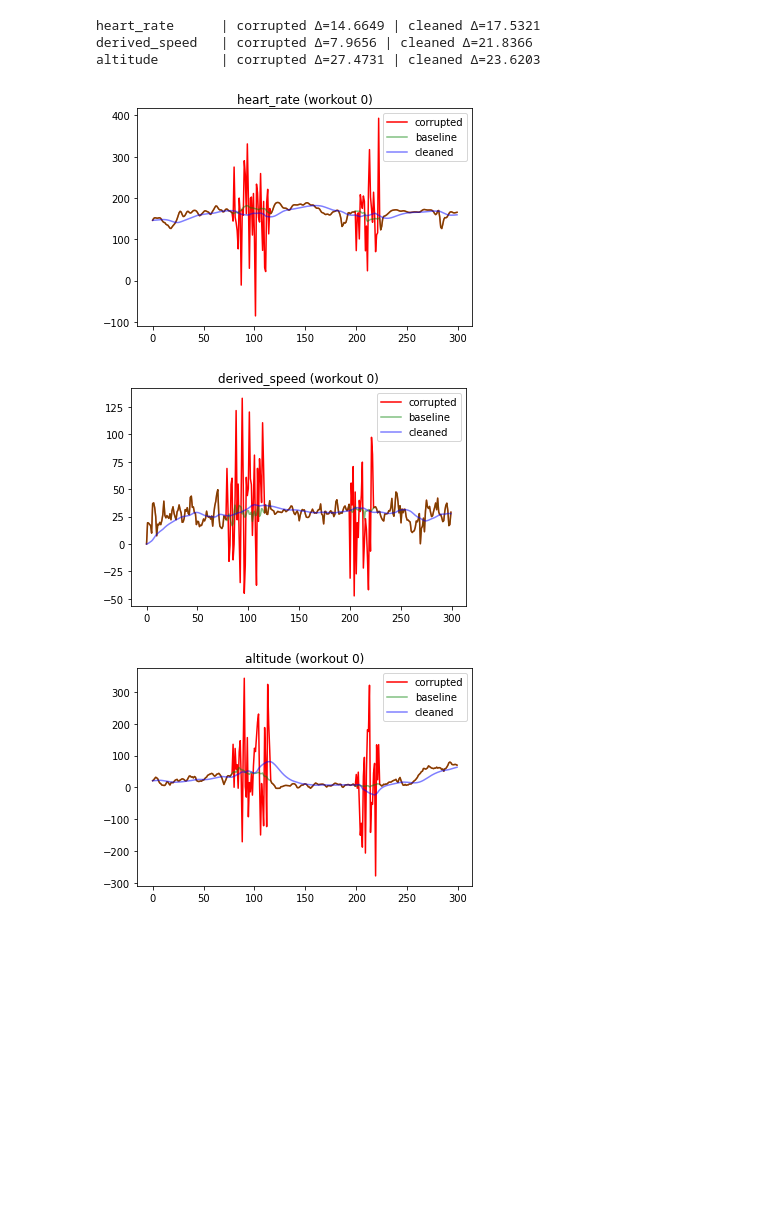
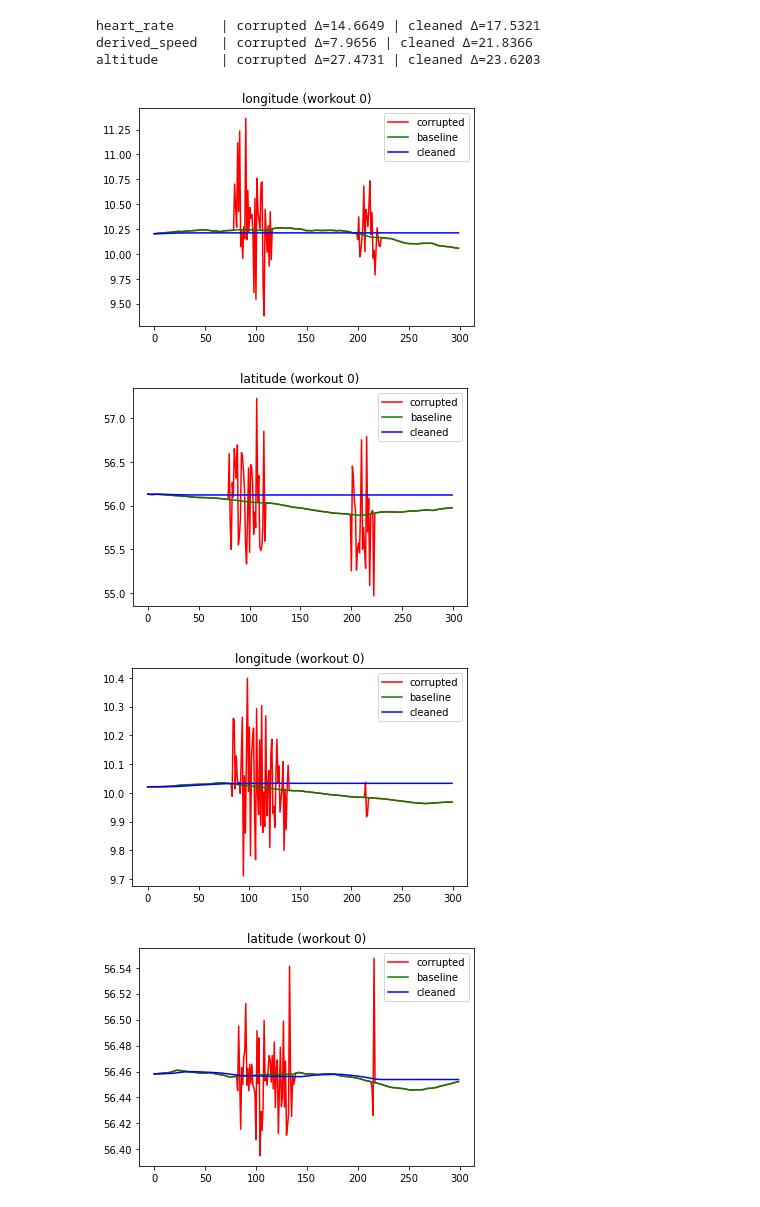
Before and after one commit to Miautawn/data-preparation-2026-group-project, a Jupyter notebook: src/project/cleaning/cleaning_view.ipynb, the cells around one changed output. Saved outputs shown, nothing was run; the diff lists cells and outputs as text; code cells hidden in the pictures; blank space fills up the shorter version.

Commit message:
now cleans longitude and latitutde

```diff
--- a/src/project/cleaning/cleaning_view.ipynb
+++ b/src/project/cleaning/cleaning_view.ipynb
@@ -32,6 +32,7 @@ baseline True C:\Users\20221529\OneDrive - TU Eindhoven\Desktop\Data Preperation
 corrupted True C:\Users\20221529\OneDrive - TU Eindhoven\Desktop\Data Preperation\BigAssignment\data-preparation-2026-group-project\src\project\temp\biking\biking_test_raw_corrupted.parquet
 cleaned True C:\Users\20221529\OneDrive - TU Eindhoven\Desktop\Data Preperation\BigAssignment\data-preparation-2026-group-project\src\project\temp\biking\biking_test_raw_corrupted_cleaned.parquet
 # %%
+BASE = ROOT / "src" / "project" / "temp" / "biking"
 files = {
     "baseline":  BASE / "biking_test_raw.parquet",
     "corrupted": BASE / "biking_test_raw_corrupted.parquet",
@@ -41,5 +42,6 @@ files = {
 for name, p in files.items():
     t = pq.read_table(p)
     print(f"{name:10s} rows={t.num_rows:,} cols={t.num_columns}")
+    print(t.schema)
 # %% [output]
 baseline   rows=10,294 cols=12
@@ -87,45 +103,49 @@ heart_rate      | corrupted Δ=14.6649 | cleaned Δ=17.5321
 derived_speed   | corrupted Δ=7.9656 | cleaned Δ=21.8366
 altitude        | corrupted Δ=27.4731 | cleaned Δ=23.6203
 # %%
+BASE = ROOT / "src" / "project" / "temp" / "biking"
 i = 0  # change this index to inspect different workouts
 
-raw   = pq.read_table(BASE / "biking_test_raw.parquet", columns=["heart_rate","derived_speed","altitude"])
-corr  = pq.read_table(BASE / "biking_test_raw_corrupted.parquet", columns=["heart_rate","derived_speed","altitude"])
-clean = pq.read_table(BASE / "biking_test_raw_corrupted_cleaned.parquet", columns=["heart_rate","derived_speed","altitude"])
+raw   = pq.read_table(BASE / "biking_test_raw.parquet", columns=["longitude","latitude"])
+corr  = pq.read_table(BASE / "biking_test_raw_corrupted.parquet", columns=["longitude","latitude"])
+clean = pq.read_table(BASE / "biking_test_raw_corrupted_cleaned.parquet", columns=["longitude","latitude"])
 
 def plot_col(col):
     plt.figure()
 
     plt.plot(corr[col][i].as_py(), label="corrupted", color="red")
-    plt.plot(raw[col][i].as_py(), label="baseline", color="green", alpha=0.5)
-    plt.plot(clean[col][i].as_py(), label="cleaned", color="blue", alpha=0.5)
+    plt.plot(raw[col][i].as_py(), label="baseline", color="green")
+    plt.plot(clean[col][i].as_py(), label="cleaned", color="blue")
     plt.title(f"{col} (workout {i})")
     plt.legend()
     plt.show()
 
-for c in ["heart_rate", "derived_speed", "altitude"]:
+for c in ["longitude", "latitude"]:
     plot_col(c)
 # %% [output]
-[figure, old version]
+[figure, new version]
-[figure, old version]
+[figure, new version]
-[figure, removed]
 # %%
+BASE = ROOT / "src" / "project" / "temp" / "running"
 i = 0  # change this index to inspect different workouts
 
-raw   = pq.read_table(BASE / "running_test_raw.parquet", columns=["heart_rate","derived_speed","altitude"])
-corr  = pq.read_table(BASE / "running_test_raw_corrupted.parquet", columns=["heart_rate","derived_speed","altitude"])
-clean = pq.read_table(BASE / "running_test_raw_corrupted_cleaned.parquet", columns=["heart_rate","derived_speed","altitude"])
+raw   = pq.read_table(BASE / "running_test_raw.parquet", columns=["longitude","latitude"])
+corr  = pq.read_table(BASE / "running_test_raw_corrupted.parquet", columns=["longitude","latitude"])
+clean = pq.read_table(BASE / "running_test_raw_corrupted_cleaned.parquet", columns=["longitude","latitude"])
 
 def plot_col(col):
     plt.figure()
 
     plt.plot(corr[col][i].as_py(), label="corrupted", color="red")
-    plt.plot(raw[col][i].as_py(), label="baseline", color="green", alpha=0.5)
-    plt.plot(clean[col][i].as_py(), label="cleaned", color="blue", alpha=0.5)
+    plt.plot(raw[col][i].as_py(), label="baseline", color="green")
+    plt.plot(clean[col][i].as_py(), label="cleaned", color="blue")
     plt.title(f"{col} (workout {i})")
     plt.legend()
     plt.show()
 
-for c in ["heart_rate", "derived_speed", "altitude"]:
+for c in ["longitude", "latitude"]:
     plot_col(c)
+# %% [output]
+[figure, added]
+[figure, added]
 # %%
```
Also changed, not shown: parts of 2 cells of this notebook, 3 other files.
